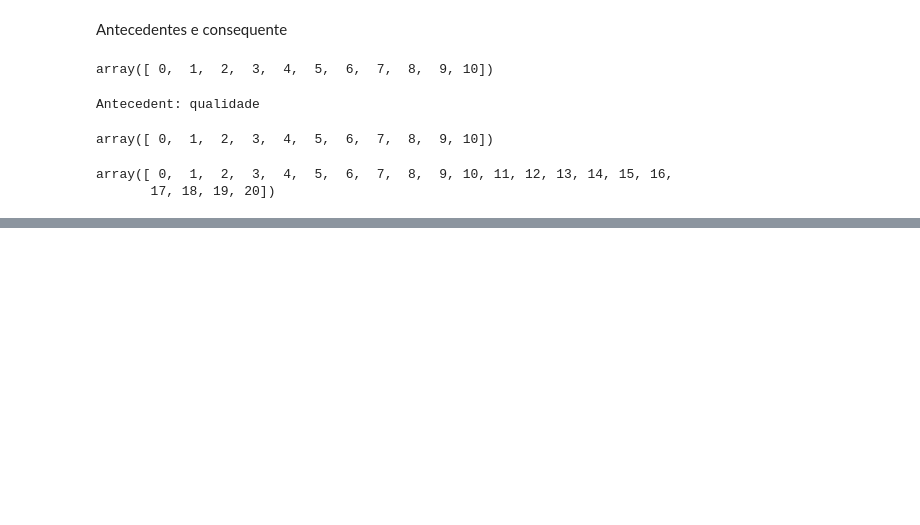
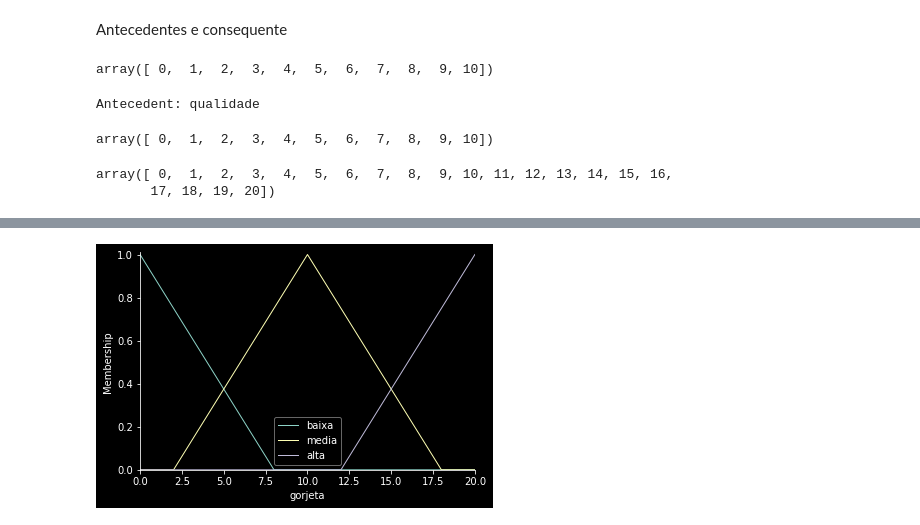
Before and after one commit to Joao-Inacio/IA_e_Machine_Learning, a Jupyter notebook: 03_Logica_difusa(fuzzy)/01_fuzzy.ipynb, the cells around one changed output, grey strips where cells are left out. Saved outputs shown, nothing was run; the diff lists cells and outputs as text; code cells hidden in the pictures; blank space fills up the shorter version.

```diff
--- a/03_Logica_difusa(fuzzy)/01_fuzzy.ipynb
+++ b/03_Logica_difusa(fuzzy)/01_fuzzy.ipynb
@@ -56,0 +75,4 @@ array([ 0,  1,  2,  3,  4,  5,  6,  7,  8,  9, 10, 11, 12, 13, 14, 15, 16,
+# %%
+gorjeta.view()
+# %% [output]
+[figure, added]
```
Also changed, not shown: parts of 6 cells of this notebook.
